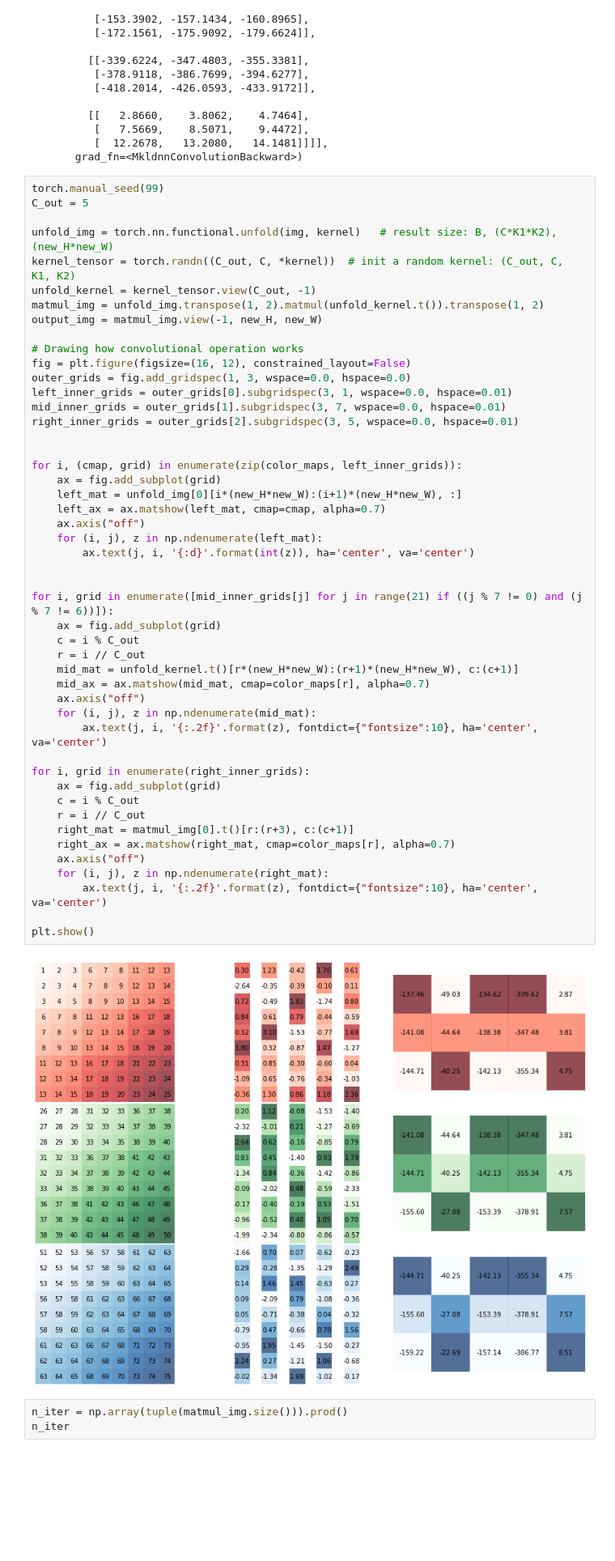
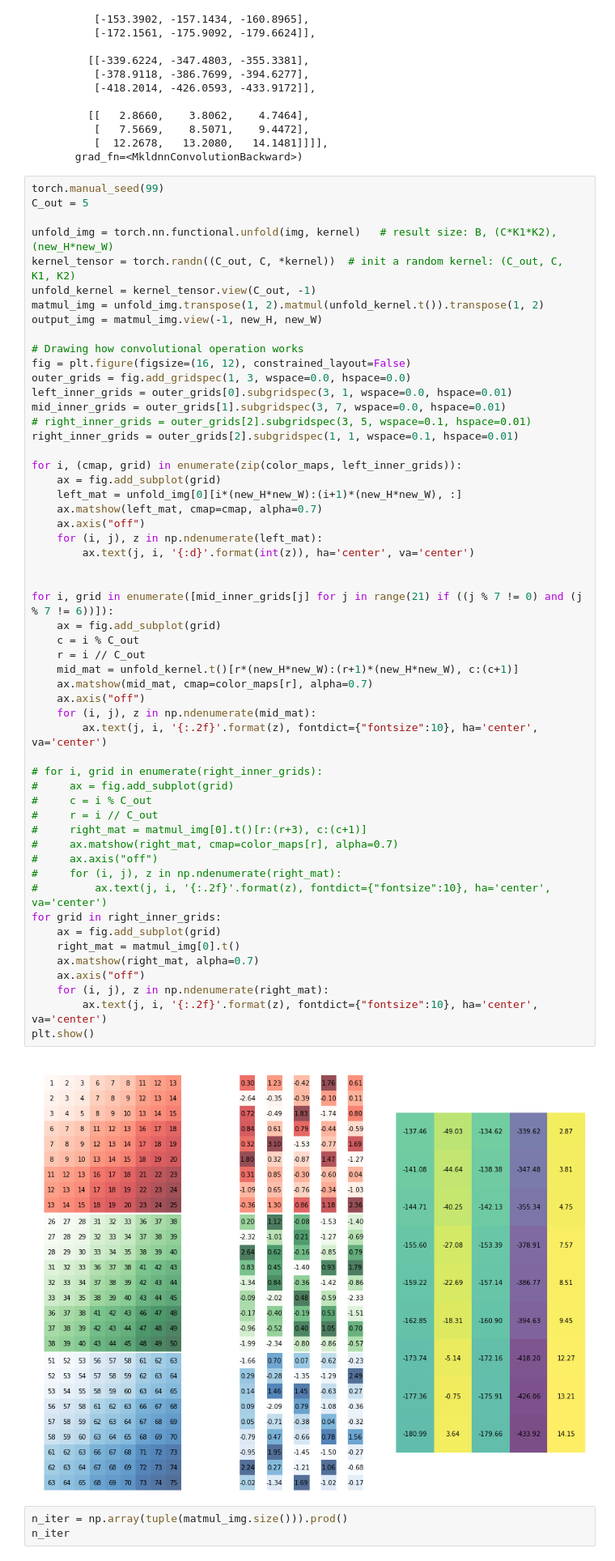
Before and after one commit to simonjisu/pytorch_tutorials, a Jupyter notebook: 02_VISION/Untitled.ipynb, the cells around one changed output. Shown at 81% size. Cells and saved outputs as stored; diff of their text form; blank space fills up the shorter version.

```diff
--- a/02_VISION/Untitled.ipynb
+++ b/02_VISION/Untitled.ipynb
@@ -161,44 +161,50 @@ output_img = matmul_img.view(-1, new_H, new_W)
 
 # Drawing how convolutional operation works
 fig = plt.figure(figsize=(16, 12), constrained_layout=False)
 outer_grids = fig.add_gridspec(1, 3, wspace=0.0, hspace=0.0)
 left_inner_grids = outer_grids[0].subgridspec(3, 1, wspace=0.0, hspace=0.01)
 mid_inner_grids = outer_grids[1].subgridspec(3, 7, wspace=0.0, hspace=0.01)
-right_inner_grids = outer_grids[2].subgridspec(3, 5, wspace=0.0, hspace=0.01)
-
+# right_inner_grids = outer_grids[2].subgridspec(3, 5, wspace=0.1, hspace=0.01)
+right_inner_grids = outer_grids[2].subgridspec(1, 1, wspace=0.1, hspace=0.01)
 
 for i, (cmap, grid) in enumerate(zip(color_maps, left_inner_grids)):
     ax = fig.add_subplot(grid)
     left_mat = unfold_img[0][i*(new_H*new_W):(i+1)*(new_H*new_W), :]
-    left_ax = ax.matshow(left_mat, cmap=cmap, alpha=0.7)
+    ax.matshow(left_mat, cmap=cmap, alpha=0.7)
     ax.axis("off")
     for (i, j), z in np.ndenumerate(left_mat):
         ax.text(j, i, '{:d}'.format(int(z)), ha='center', va='center')
 
 
 for i, grid in enumerate([mid_inner_grids[j] for j in range(21) if ((j % 7 != 0) and (j % 7 != 6))]):
     ax = fig.add_subplot(grid)
     c = i % C_out
     r = i // C_out
     mid_mat = unfold_kernel.t()[r*(new_H*new_W):(r+1)*(new_H*new_W), c:(c+1)]
-    mid_ax = ax.matshow(mid_mat, cmap=color_maps[r], alpha=0.7)
+    ax.matshow(mid_mat, cmap=color_maps[r], alpha=0.7)
     ax.axis("off")
     for (i, j), z in np.ndenumerate(mid_mat):
         ax.text(j, i, '{:.2f}'.format(z), fontdict={"fontsize":10}, ha='center', va='center')
 
-for i, grid in enumerate(right_inner_grids):
+# for i, grid in enumerate(right_inner_grids):
+#     ax = fig.add_subplot(grid)
+#     c = i % C_out
+#     r = i // C_out
+#     right_mat = matmul_img[0].t()[r:(r+3), c:(c+1)]
+#     ax.matshow(right_mat, cmap=color_maps[r], alpha=0.7)
+#     ax.axis("off")
+#     for (i, j), z in np.ndenumerate(right_mat):
+#         ax.text(j, i, '{:.2f}'.format(z), fontdict={"fontsize":10}, ha='center', va='center')
+for grid in right_inner_grids:
     ax = fig.add_subplot(grid)
-    c = i % C_out
-    r = i // C_out
-    right_mat = matmul_img[0].t()[r:(r+3), c:(c+1)]
-    right_ax = ax.matshow(right_mat, cmap=color_maps[r], alpha=0.7)
+    right_mat = matmul_img[0].t()
+    ax.matshow(right_mat, alpha=0.7)
     ax.axis("off")
     for (i, j), z in np.ndenumerate(right_mat):
         ax.text(j, i, '{:.2f}'.format(z), fontdict={"fontsize":10}, ha='center', va='center')
-
 plt.show()
 # %% [output]
-[figure, old version]
+[figure, new version]
 # %%
 n_iter = np.array(tuple(matmul_img.size())).prod()
 n_iter
```
Also changed, not shown: parts of 18 cells of this notebook.
